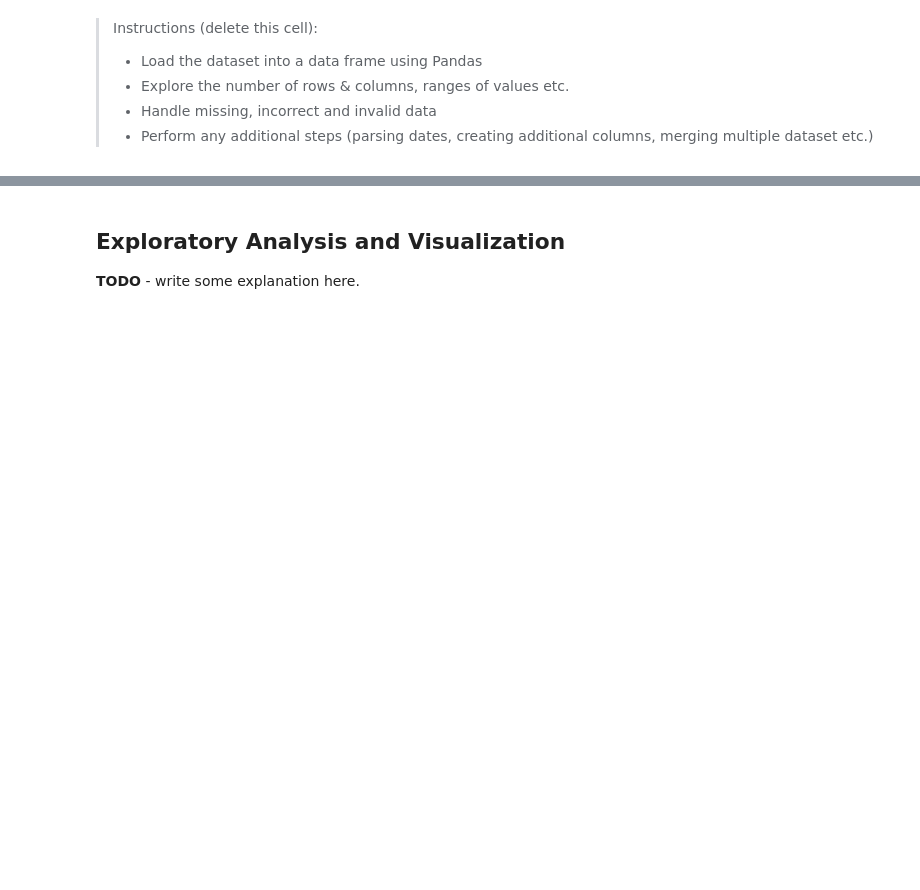
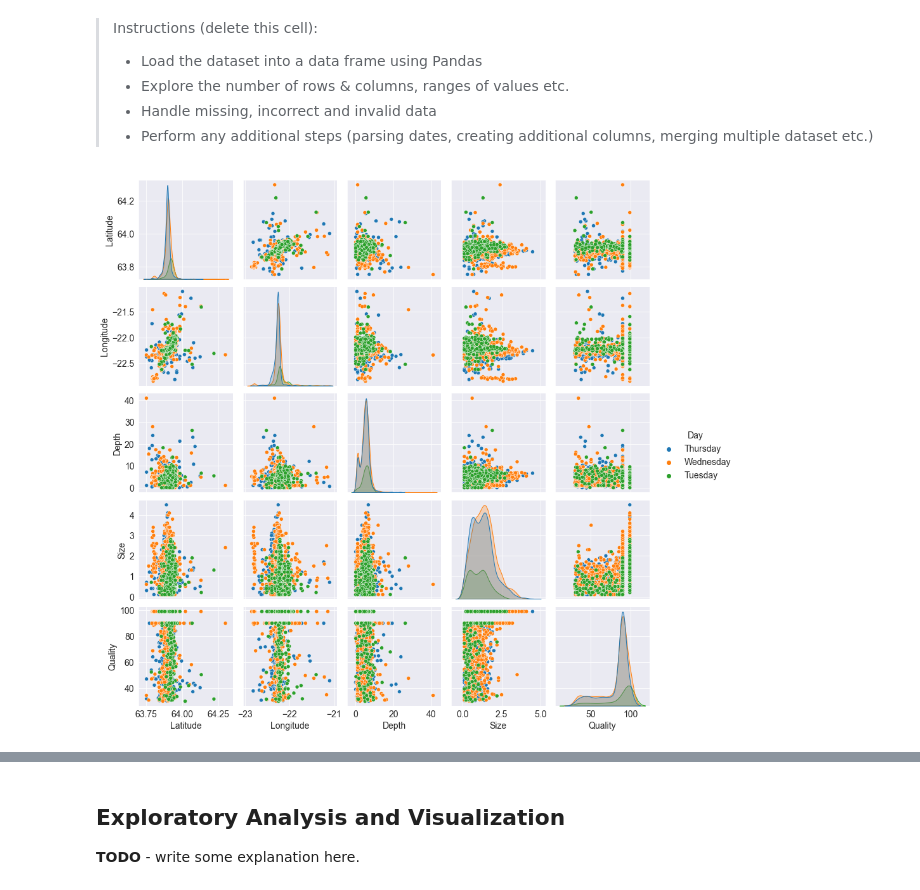
Before and after one commit to JoeOlafs/DataAnalysis_freeCodeCamp, a Jupyter notebook: zerotopandas-course-project-starter/zerotopandas-course-project.ipynb, the cells around one changed output, grey strips where cells are left out. Cells and saved outputs as stored; diff of their text form; code cells hidden in the pictures; blank space fills up the shorter version.

```diff
--- a/zerotopandas-course-project-starter/zerotopandas-course-project.ipynb
+++ b/zerotopandas-course-project-starter/zerotopandas-course-project.ipynb
@@ -234,3 +234,7 @@ jovian.commit(project=project_name)
 > - Explore the number of rows & columns, ranges of values etc.
 > - Handle missing, incorrect and invalid data
 > - Perform any additional steps (parsing dates, creating additional columns, merging multiple dataset etc.)
+# %%
+sns.pairplot(quake_data_df, hue='Day');
+# %% [output]
+[figure, added]
```
Also changed, not shown: parts of 9 cells of this notebook.
